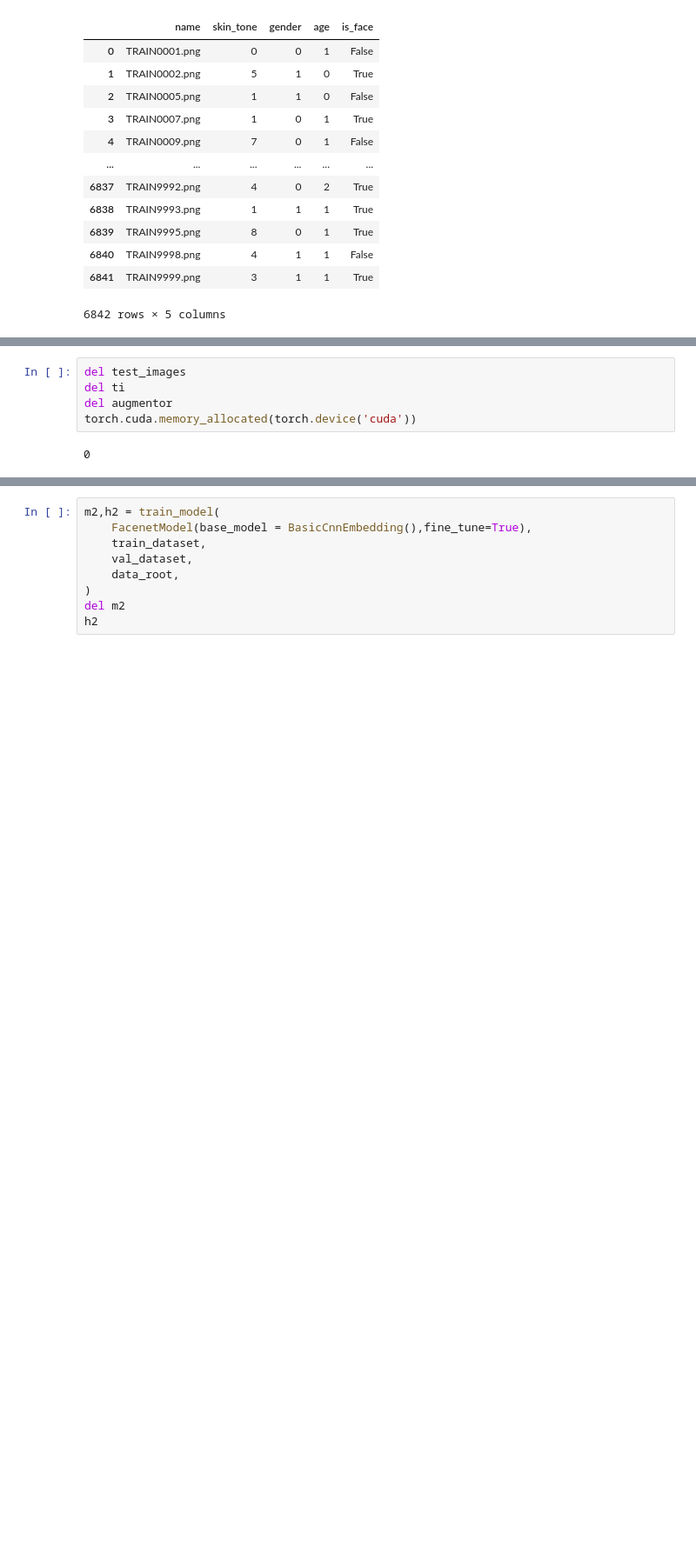
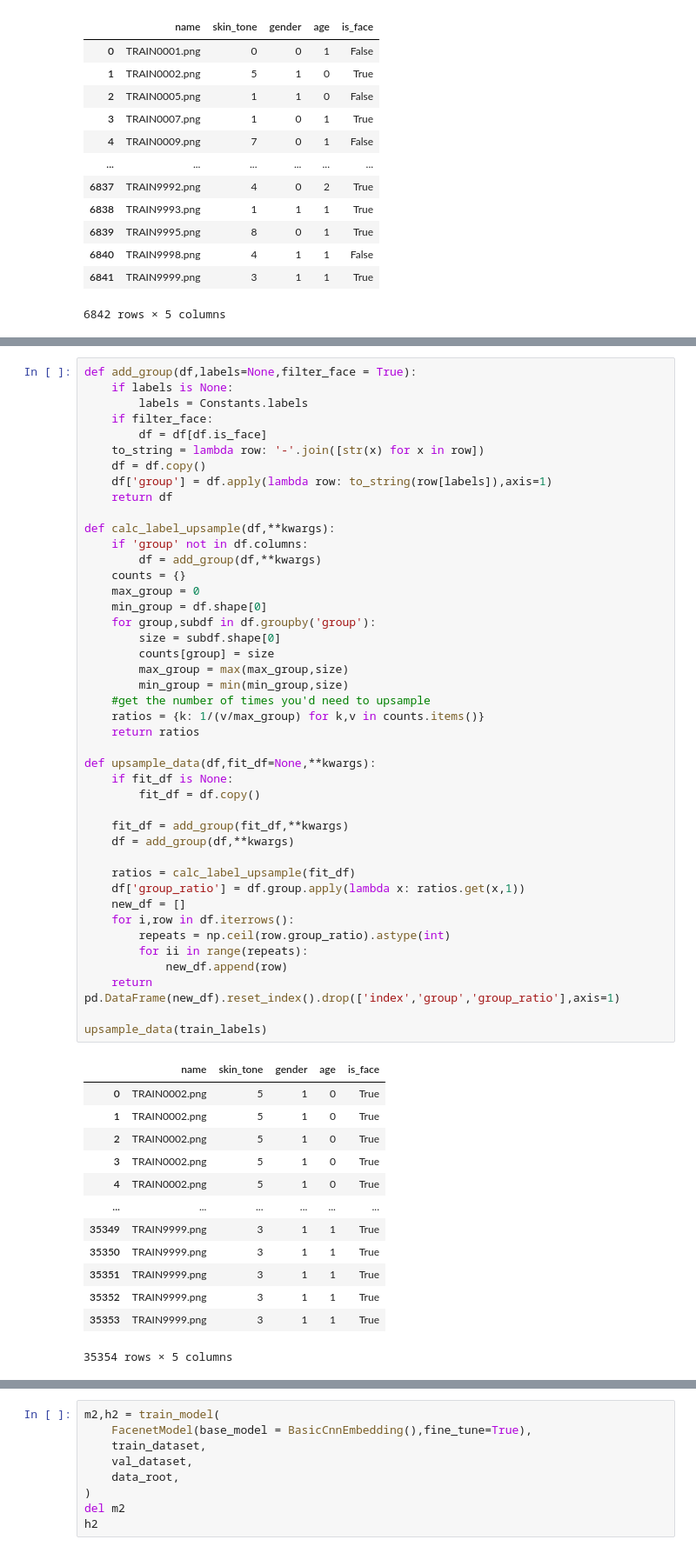
Before and after one commit to tehwentzel/SRIA_Bias, a Jupyter notebook: BaseModels.ipynb, the cells around one changed output, grey strips where cells are left out. Shown at 87% size. Saved outputs shown, nothing was run; the diff lists cells and outputs as text; blank space fills up the shorter version.

```diff
--- a/BaseModels.ipynb
+++ b/BaseModels.ipynb
@@ -163,10 +157,60 @@ Clipping input data to the valid range for imshow with RGB data ([0..1] for floa
 # %%
-del test_images
-del ti
-del augmentor
-torch.cuda.memory_allocated(torch.device('cuda'))
+def add_group(df,labels=None,filter_face = True):
+    if labels is None:
+        labels = Constants.labels
+    if filter_face:
+        df = df[df.is_face]
+    to_string = lambda row: '-'.join([str(x) for x in row])
+    df = df.copy()
+    df['group'] = df.apply(lambda row: to_string(row[labels]),axis=1)
+    return df
+
+def calc_label_upsample(df,**kwargs):
+    if 'group' not in df.columns:
+        df = add_group(df,**kwargs)
+    counts = {}
+    max_group = 0
+    min_group = df.shape[0]
+    for group,subdf in df.groupby('group'):
+        size = subdf.shape[0]
+        counts[group] = size
+        max_group = max(max_group,size)
+        min_group = min(min_group,size)
+    #get the number of times you'd need to upsample
+    ratios = {k: 1/(v/max_group) for k,v in counts.items()}
+    return ratios
+
+def upsample_data(df,fit_df=None,**kwargs):
+    if fit_df is None:
+        fit_df = df.copy()
+
+    fit_df = add_group(fit_df,**kwargs)
+    df = add_group(df,**kwargs)
+
+    ratios = calc_label_upsample(fit_df)
+    df['group_ratio'] = df.group.apply(lambda x: ratios.get(x,1))
+    new_df = []
+    for i,row in df.iterrows():
+        repeats = np.ceil(row.group_ratio).astype(int)
+        for ii in range(repeats):
+            new_df.append(row)
+    return pd.DataFrame(new_df).reset_index().drop(['index','group','group_ratio'],axis=1)
+
+upsample_data(train_labels)
 # %% [output]
+|  | name | skin_tone | gender | age | is_face |
+| 0 | TRAIN0002.png | 5 | 1 | 0 | True |
+| 1 | TRAIN0002.png | 5 | 1 | 0 | True |
+| 2 | TRAIN0002.png | 5 | 1 | 0 | True |
+| 3 | TRAIN0002.png | 5 | 1 | 0 | True |
+| 4 | TRAIN0002.png | 5 | 1 | 0 | True |
+| ... | ... | ... | ... | ... | ... |
+| 35349 | TRAIN9999.png | 3 | 1 | 1 | True |
+| 35350 | TRAIN9999.png | 3 | 1 | 1 | True |
+| 35351 | TRAIN9999.png | 3 | 1 | 1 | True |
+| 35352 | TRAIN9999.png | 3 | 1 | 1 | True |
+| 35353 | TRAIN9999.png | 3 | 1 | 1 | True |
-0
+35354 rows × 5 columns
 # %%
 def imgs_to_np(array):
     array = array.cpu().numpy()
```
Also changed, not shown: parts of 16 cells of this notebook, 2 other files.
